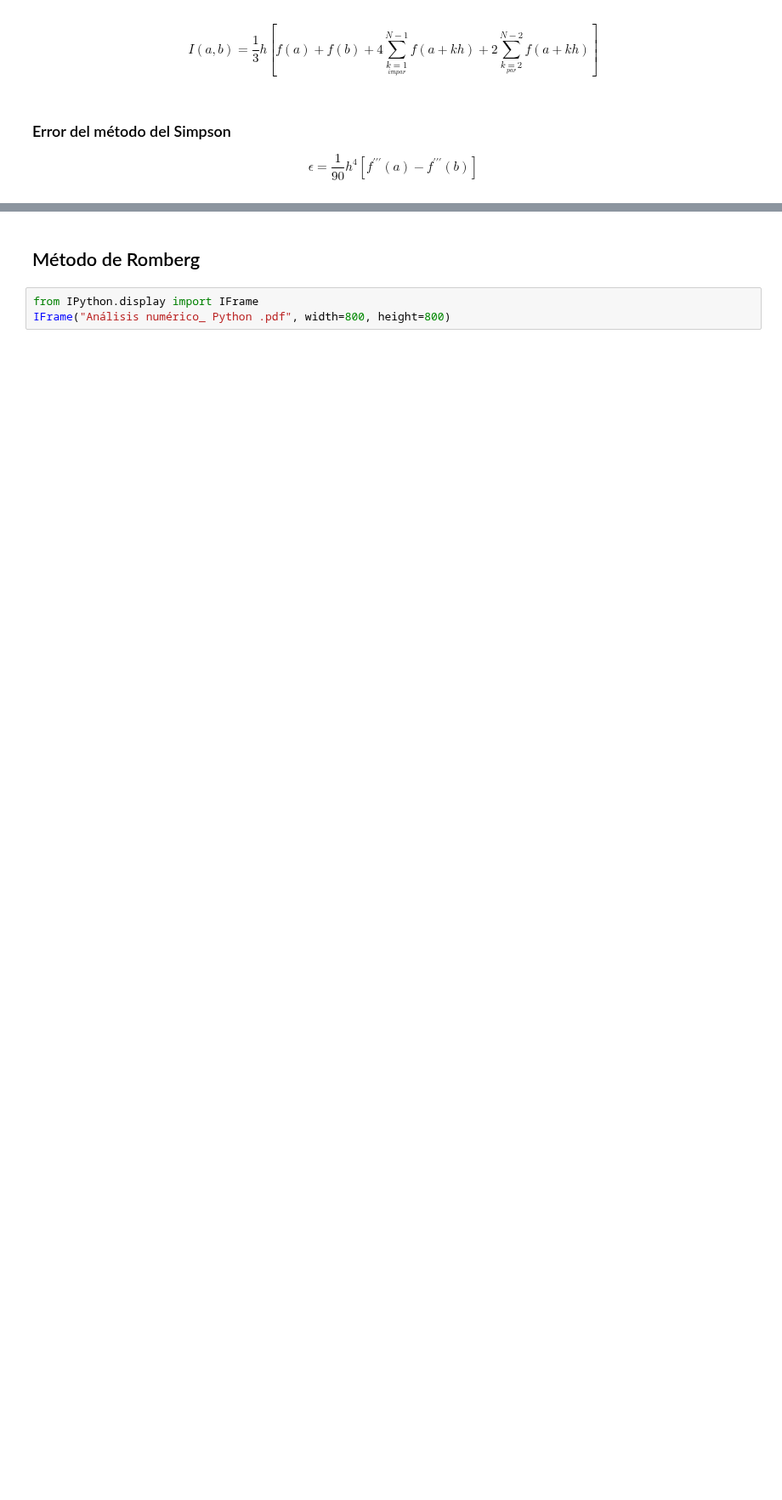
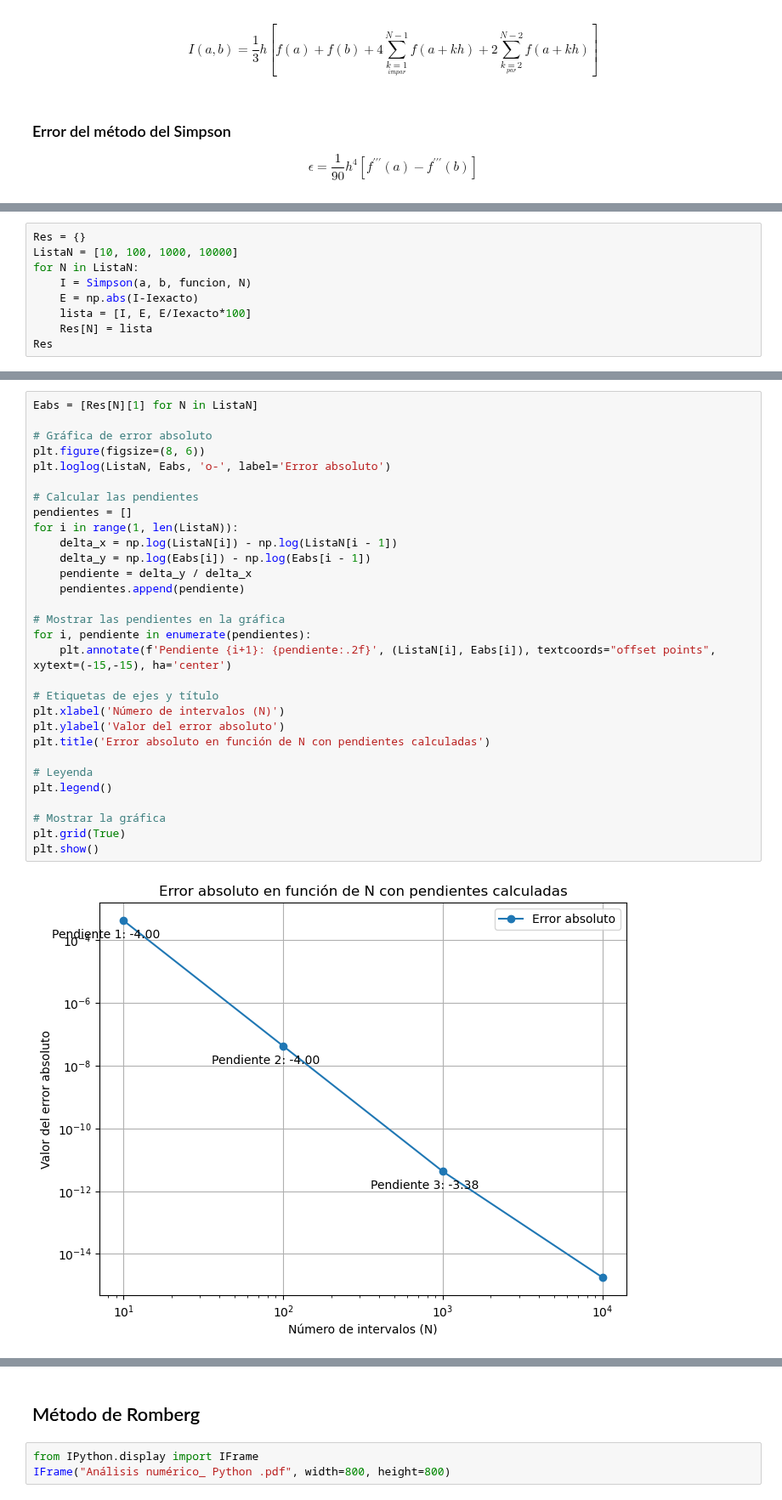
Before and after one commit to apareram/f-sica-computacional, a Jupyter notebook: Métodos numéricos y Python.ipynb, the cells around one changed output, grey strips where cells are left out. Shown at 85% size. Saved outputs shown, nothing was run; the diff lists cells and outputs as text; blank space fills up the shorter version.

```diff
--- a/Métodos numéricos y Python.ipynb
+++ b/Métodos numéricos y Python.ipynb
@@ -129,0 +175,9 @@ def Simpson(a, b, h, N)
+# %%
+Res = {}
+ListaN = [10, 100, 1000, 10000]
+for N in ListaN:
+    I = Simpson(a, b, funcion, N)
+    E = np.abs(I-Iexacto)
+    lista = [I, E, E/Iexacto*100]
+    Res[N] = lista
+Res
@@ -129,0 +189,32 @@ def Simpson(a, b, h, N)
+# %%
+Eabs = [Res[N][1] for N in ListaN]
+
+# Gráfica de error absoluto
+plt.figure(figsize=(8, 6))
+plt.loglog(ListaN, Eabs, 'o-', label='Error absoluto')
+
+# Calcular las pendientes
+pendientes = []
+for i in range(1, len(ListaN)):
+    delta_x = np.log(ListaN[i]) - np.log(ListaN[i - 1])
+    delta_y = np.log(Eabs[i]) - np.log(Eabs[i - 1])
+    pendiente = delta_y / delta_x
+    pendientes.append(pendiente)
+
+# Mostrar las pendientes en la gráfica
+for i, pendiente in enumerate(pendientes):
+    plt.annotate(f'Pendiente {i+1}: {pendiente:.2f}', (ListaN[i], Eabs[i]), textcoords="offset points", xytext=(-15,-15), ha='center')
+
+# Etiquetas de ejes y título
+plt.xlabel('Número de intervalos (N)')
+plt.ylabel('Valor del error absoluto')
+plt.title('Error absoluto en función de N con pendientes calculadas')
+
+# Leyenda
+plt.legend()
+
+# Mostrar la gráfica
+plt.grid(True)
+plt.show()
+# %% [output]
+[figure, added]
```
Also changed, not shown: parts of 4 cells of this notebook, 2 other files.
